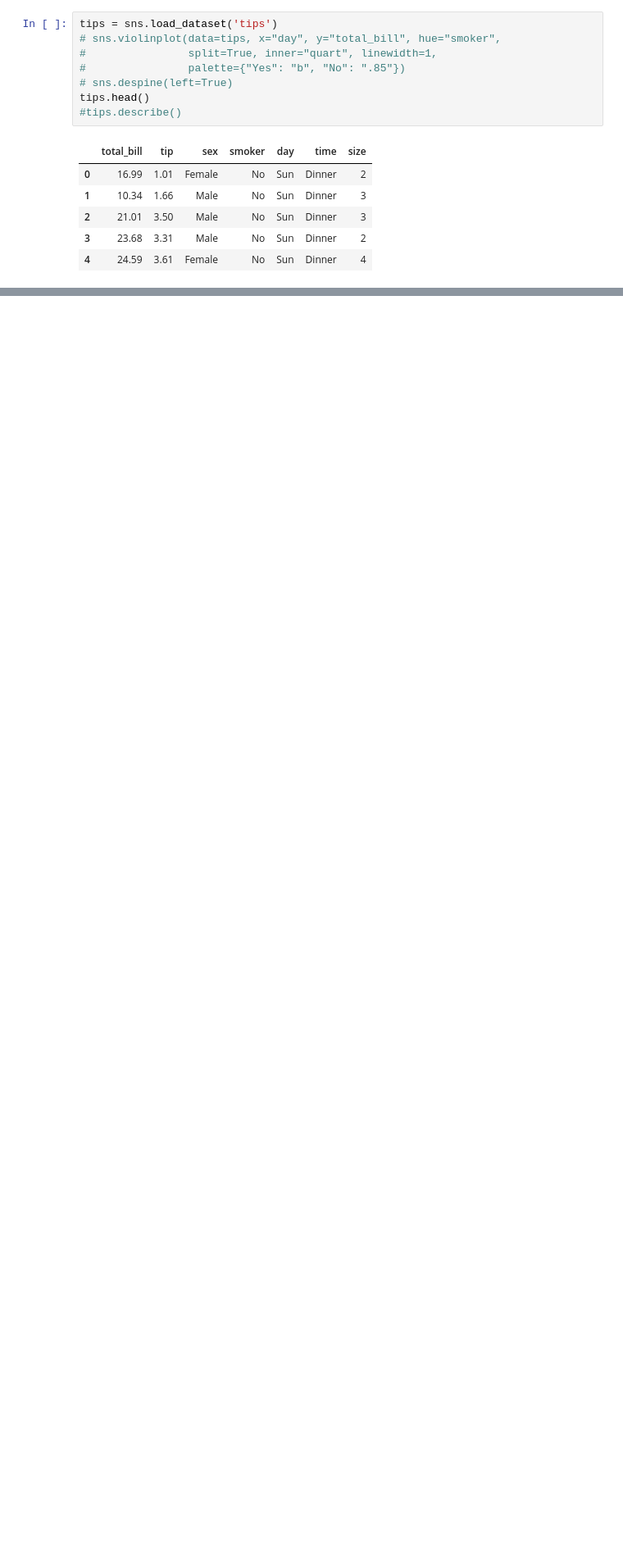
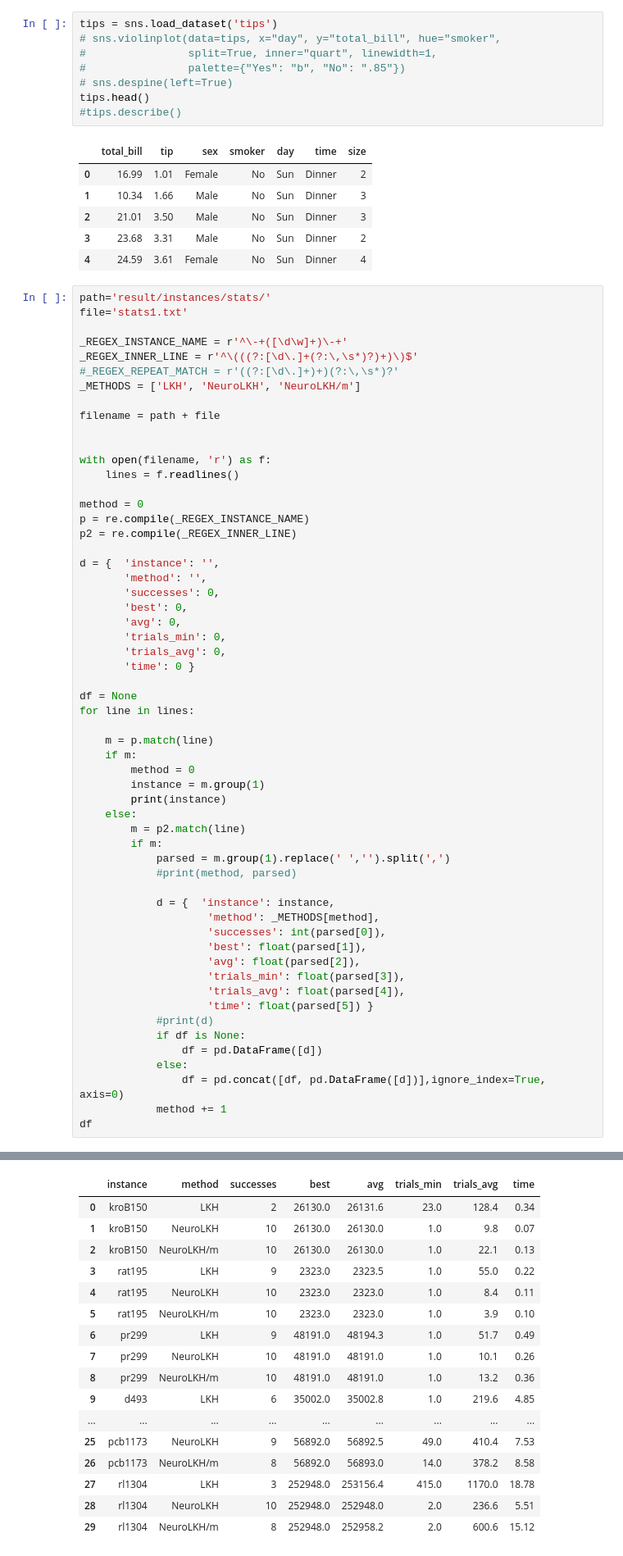
Before and after one commit to ViniciusBloise/NeuroLKH, a Jupyter notebook: play_stats.ipynb, the cells around one changed output, grey strips where cells are left out. Shown at 82% size. Cells and saved outputs as stored; diff of their text form; blank space fills up the shorter version.

```diff
--- a/play_stats.ipynb
+++ b/play_stats.ipynb
@@ -118,3 +121,61 @@ tips.head()
 | 2 | 21.01 | 3.50 | Male | No | Sun | Dinner | 3 |
 | 3 | 23.68 | 3.31 | Male | No | Sun | Dinner | 2 |
 | 4 | 24.59 | 3.61 | Female | No | Sun | Dinner | 4 |
+# %%
+path='result/instances/stats/'
+file='stats1.txt'
+
+_REGEX_INSTANCE_NAME = r'^\-+([\d\w]+)\-+'
+_REGEX_INNER_LINE = r'^\(((?:[\d\.]+(?:\,\s*)?)+)\)$'
+#_REGEX_REPEAT_MATCH = r'((?:[\d\.]+)+)(?:\,\s*)?'
+_METHODS = ['LKH', 'NeuroLKH', 'NeuroLKH/m']
+
+filename = path + file
+
+
+with open(filename, 'r') as f:
+    lines = f.readlines()
+
+method = 0
+p = re.compile(_REGEX_INSTANCE_NAME)
+p2 = re.compile(_REGEX_INNER_LINE)
+
+d = {  'instance': '',
+       'method': '',
+       'successes': 0,
+       'best': 0,
+       'avg': 0,
+       'trials_min': 0,
+       'trials_avg': 0,
+       'time': 0 }
+
+df = None
+for line in lines:
+
+    m = p.match(line)
+    if m:
+        method = 0
+        instance = m.group(1)
+        print(instance)
+    else:
+        m = p2.match(line)
+        if m:
+            parsed = m.group(1).replace(' ','').split(',')
+            #print(method, parsed)
+
+            d = {  'instance': instance,
+                    'method': _METHODS[method],
+                    'successes': int(parsed[0]),
+                    'best': float(parsed[1]),
+                    'avg': float(parsed[2]),
+                    'trials_min': float(parsed[3]),
+                    'trials_avg': float(parsed[4]),
+                    'time': float(parsed[5]) }
+            #print(d)
+            if df is None:
+                df = pd.DataFrame([d])
+            else:
+                df = pd.concat([df, pd.DataFrame([d])],ignore_index=True, axis=0)
+            method += 1
+df
+# %% [output]
@@ -120,0 +192,17 @@ tips.head()
+|  | instance | method | successes | best | avg | trials_min | trials_avg | time |
+| 0 | kroB150 | LKH | 2 | 26130.0 | 26131.6 | 23.0 | 128.4 | 0.34 |
+| 1 | kroB150 | NeuroLKH | 10 | 26130.0 | 26130.0 | 1.0 | 9.8 | 0.07 |
+| 2 | kroB150 | NeuroLKH/m | 10 | 26130.0 | 26130.0 | 1.0 | 22.1 | 0.13 |
+| 3 | rat195 | LKH | 9 | 2323.0 | 2323.5 | 1.0 | 55.0 | 0.22 |
+| 4 | rat195 | NeuroLKH | 10 | 2323.0 | 2323.0 | 1.0 | 8.4 | 0.11 |
+| 5 | rat195 | NeuroLKH/m | 10 | 2323.0 | 2323.0 | 1.0 | 3.9 | 0.10 |
+| 6 | pr299 | LKH | 9 | 48191.0 | 48194.3 | 1.0 | 51.7 | 0.49 |
+| 7 | pr299 | NeuroLKH | 10 | 48191.0 | 48191.0 | 1.0 | 10.1 | 0.26 |
+| 8 | pr299 | NeuroLKH/m | 10 | 48191.0 | 48191.0 | 1.0 | 13.2 | 0.36 |
+| 9 | d493 | LKH | 6 | 35002.0 | 35002.8 | 1.0 | 219.6 | 4.85 |
+| ... | ... | ... | ... | ... | ... | ... | ... | ... |
+| 25 | pcb1173 | NeuroLKH | 9 | 56892.0 | 56892.5 | 49.0 | 410.4 | 7.53 |
+| 26 | pcb1173 | NeuroLKH/m | 8 | 56892.0 | 56893.0 | 14.0 | 378.2 | 8.58 |
+| 27 | rl1304 | LKH | 3 | 252948.0 | 253156.4 | 415.0 | 1170.0 | 18.78 |
+| 28 | rl1304 | NeuroLKH | 10 | 252948.0 | 252948.0 | 2.0 | 236.6 | 5.51 |
+| 29 | rl1304 | NeuroLKH/m | 8 | 252948.0 | 252958.2 | 2.0 | 600.6 | 15.12 |
```
Also changed, not shown: parts of 5 cells of this notebook, 1 other file.
